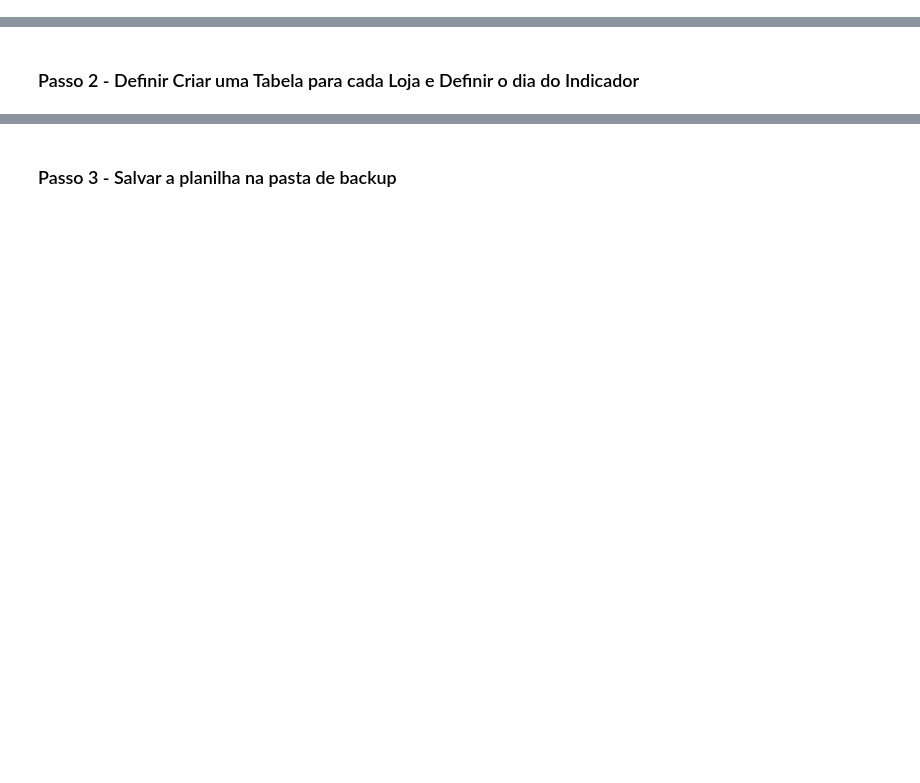
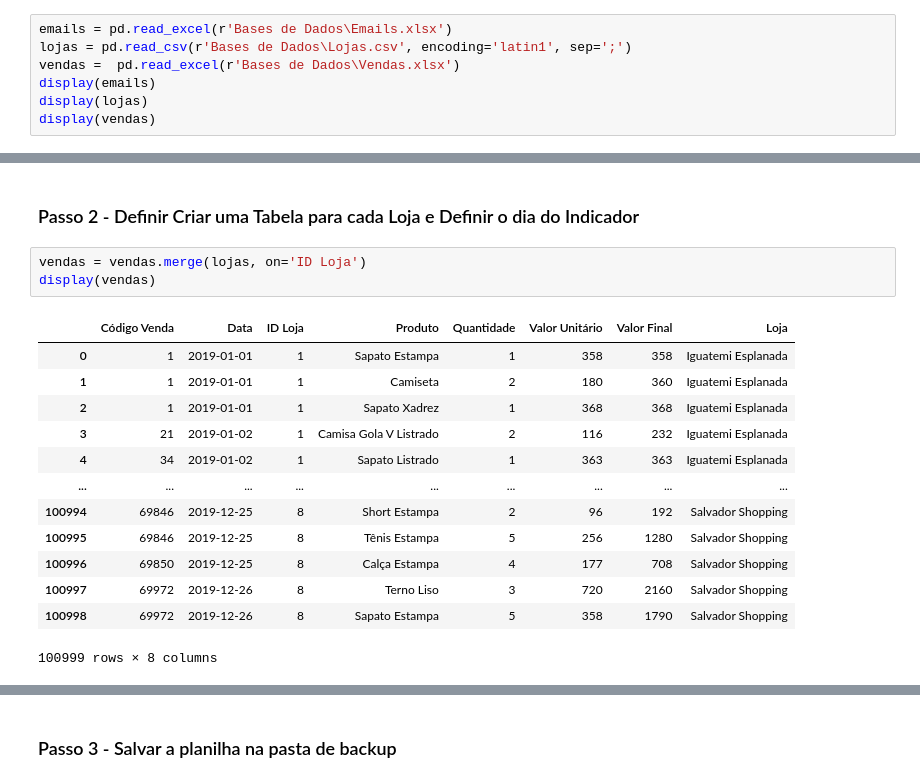
Before and after one commit to BrianCosta2004/Process-Automation-Desk, a Jupyter notebook: Automacao de Processo.ipynb, the cells around one changed output, grey strips where cells are left out. Saved outputs shown, nothing was run; the diff lists cells and outputs as text; blank space fills up the shorter version.

```diff
--- a/Automacao de Processo.ipynb
+++ b/Automacao de Processo.ipynb
@@ -2,0 +6,7 @@
+# %%
+emails = pd.read_excel(r'Bases de Dados\Emails.xlsx')
+lojas = pd.read_csv(r'Bases de Dados\Lojas.csv', encoding='latin1', sep=';')
+vendas =  pd.read_excel(r'Bases de Dados\Vendas.xlsx')
+display(emails)
+display(lojas)
+display(vendas)
@@ -3,2 +61,19 @@
 # %% [markdown]
 ### Passo 2 - Definir Criar uma Tabela para cada Loja e Definir o dia do Indicador
+# %%
+vendas = vendas.merge(lojas, on='ID Loja')
+display(vendas)
+# %% [output]
+|  | Código Venda | Data | ID Loja | Produto | Quantidade | Valor Unitário | Valor Final | Loja |
+| 0 | 1 | 2019-01-01 | 1 | Sapato Estampa | 1 | 358 | 358 | Iguatemi Esplanada |
+| 1 | 1 | 2019-01-01 | 1 | Camiseta | 2 | 180 | 360 | Iguatemi Esplanada |
+| 2 | 1 | 2019-01-01 | 1 | Sapato Xadrez | 1 | 368 | 368 | Iguatemi Esplanada |
+| 3 | 21 | 2019-01-02 | 1 | Camisa Gola V Listrado | 2 | 116 | 232 | Iguatemi Esplanada |
+| 4 | 34 | 2019-01-02 | 1 | Sapato Listrado | 1 | 363 | 363 | Iguatemi Esplanada |
+| ... | ... | ... | ... | ... | ... | ... | ... | ... |
+| 100994 | 69846 | 2019-12-25 | 8 | Short Estampa | 2 | 96 | 192 | Salvador Shopping |
+| 100995 | 69846 | 2019-12-25 | 8 | Tênis Estampa | 5 | 256 | 1280 | Salvador Shopping |
+| 100996 | 69850 | 2019-12-25 | 8 | Calça Estampa | 4 | 177 | 708 | Salvador Shopping |
+| 100997 | 69972 | 2019-12-26 | 8 | Terno Liso | 3 | 720 | 2160 | Salvador Shopping |
+| 100998 | 69972 | 2019-12-26 | 8 | Sapato Estampa | 5 | 358 | 1790 | Salvador Shopping |
+100999 rows × 8 columns
```
Also changed, not shown: parts of 7 cells of this notebook.
